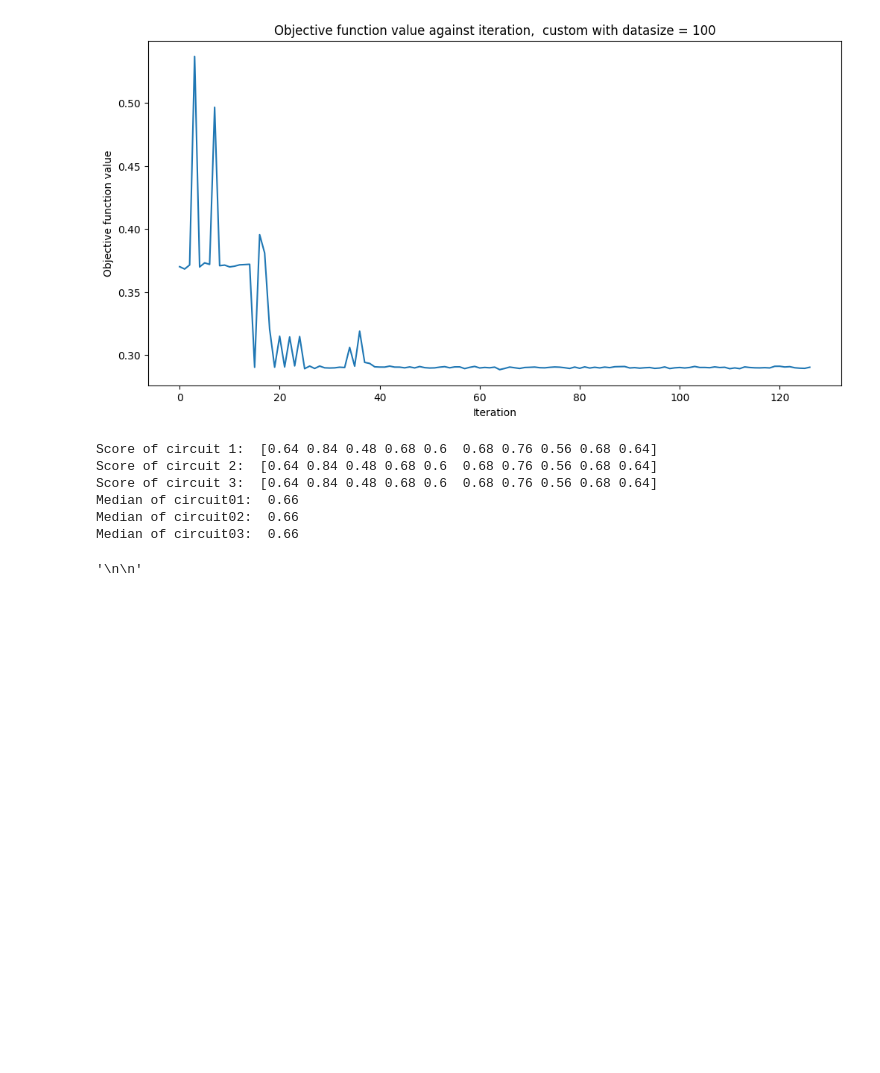
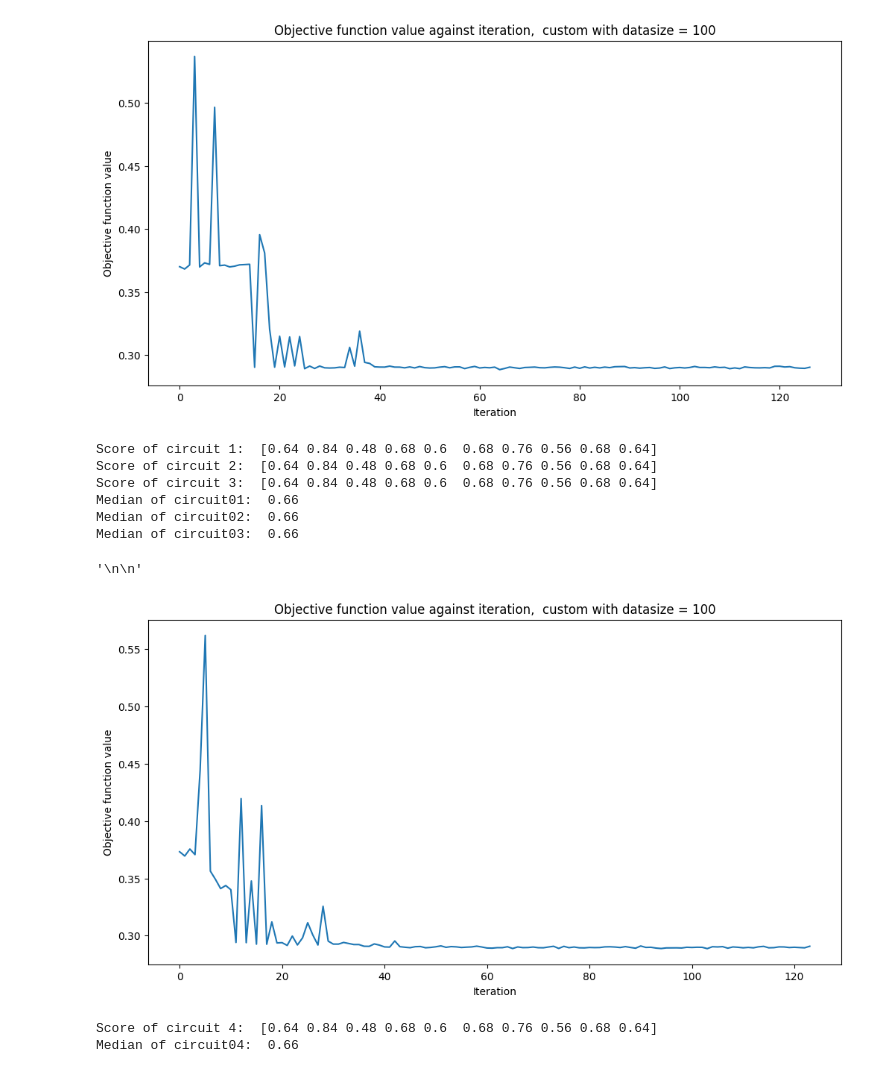
Before and after one commit to CoffeAddiict/QI_Project, a Jupyter notebook: custom_100.ipynb, the cells around one changed output. Drawn from its saved outputs; the diff is of its cells as text; code cells hidden in the pictures; blank space fills up the shorter version.

```diff
--- a/custom_100.ipynb
+++ b/custom_100.ipynb
@@ -261,3 +322,57 @@ Median of circuit03:  0.66
 """
 # %% [output]
 '\n\n'
+# %%
+datasize = 100
+output_shape = 2
+circuit04_score = []
+
+
+for x in tqdm(range(10)):
+
+    # ======== setup data ========
+
+    features = df.iloc[0:datasize, 0:2].values
+    labels = df.iloc[0:datasize, 2:3].values.flatten()
+
+    features, features_test, labels, labels_test = train_test_split(features, labels, test_size=0.25, random_state=x)
+
+    def parity(x):
+        return x%2
+
+    # ======== circuit 4 ========
+
+    circuit4_qnn = CircuitQNN(circuit=circuit04,
+                         input_params=circuit04.parameters[0:2],
+                         weight_params=circuit04.parameters[2:],
+                         interpret=parity,
+                         output_shape=output_shape,
+                         quantum_instance=quantum_instance)
+
+    circuit4_classifier= NeuralNetworkClassifier(neural_network=circuit4_qnn,
+                            optimizer=COBYLA(),
+                            callback=callback_graph)
+
+    objective_func_vals = []
+    plt.rcParams["figure.figsize"] = (12, 6)
+
+    circuit4_classifier.fit(features, labels)
+
+    plt.rcParams["figure.figsize"] = (6, 3)
+
+    circuit04_score = np.append(circuit04_score, circuit4_classifier.score(features_test, labels_test))
+
+print('Score of circuit 4: ',circuit04_score)
+
+import statistics
+print("Median of circuit04: ", str(statistics.median(circuit04_score)))
+
+"""
+100%|██████████| 10/10 [09:08<00:00, 54.89s/it]
+Score of circuit 4:  [0.64 0.84 0.48 0.68 0.6  0.68 0.76 0.56 0.68 0.64]
+Median of circuit04:  0.66
+"""
+# %% [output]
+[figure, added]
+Score of circuit 4:  [0.64 0.84 0.48 0.68 0.6  0.68 0.76 0.56 0.68 0.64]
+Median of circuit04:  0.66
```
Also changed, not shown: parts of 4 cells of this notebook, 2 other files.
